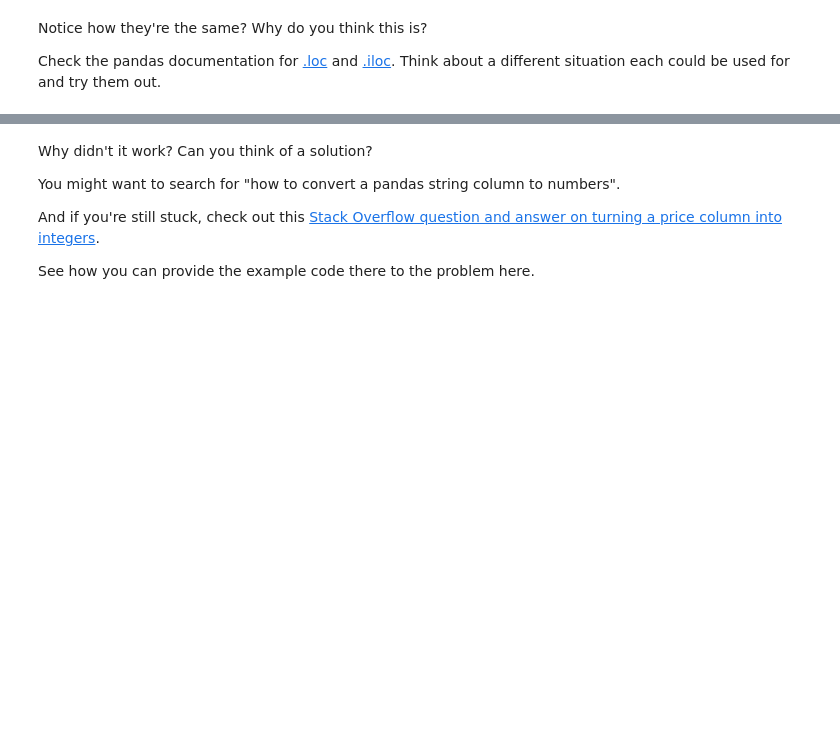
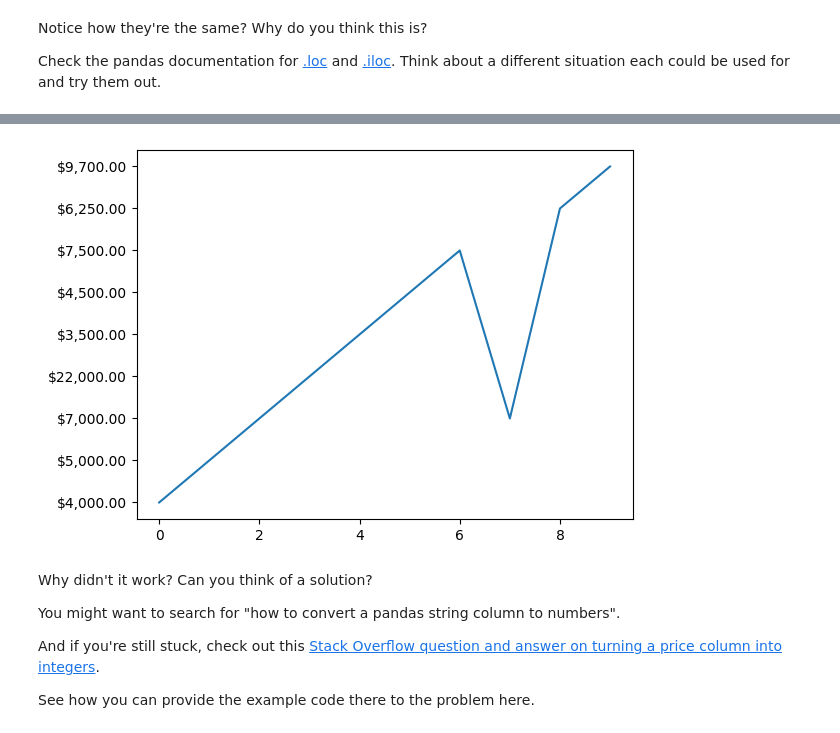
Before and after one commit to HerbertNtim/dataScience-ML, a Jupyter notebook: notebooks/pandas-exercises.ipynb, the cells around one changed output, grey strips where cells are left out. Drawn from its saved outputs; the diff is of its cells as text; code cells hidden in the pictures; blank space fills up the shorter version.

```diff
--- a/notebooks/pandas-exercises.ipynb
+++ b/notebooks/pandas-exercises.ipynb
@@ -200,5 +242,8 @@ car_sales_dataFrame['Od']
 # %%
 # Try to plot the Price column using plot()
+plt.plot(car_sales_dataFrame['Price']);
+# %% [output]
+[figure, added]
 # %% [markdown]
 Why didn't it work? Can you think of a solution?
 
```
Also changed, not shown: parts of 10 cells of this notebook.
